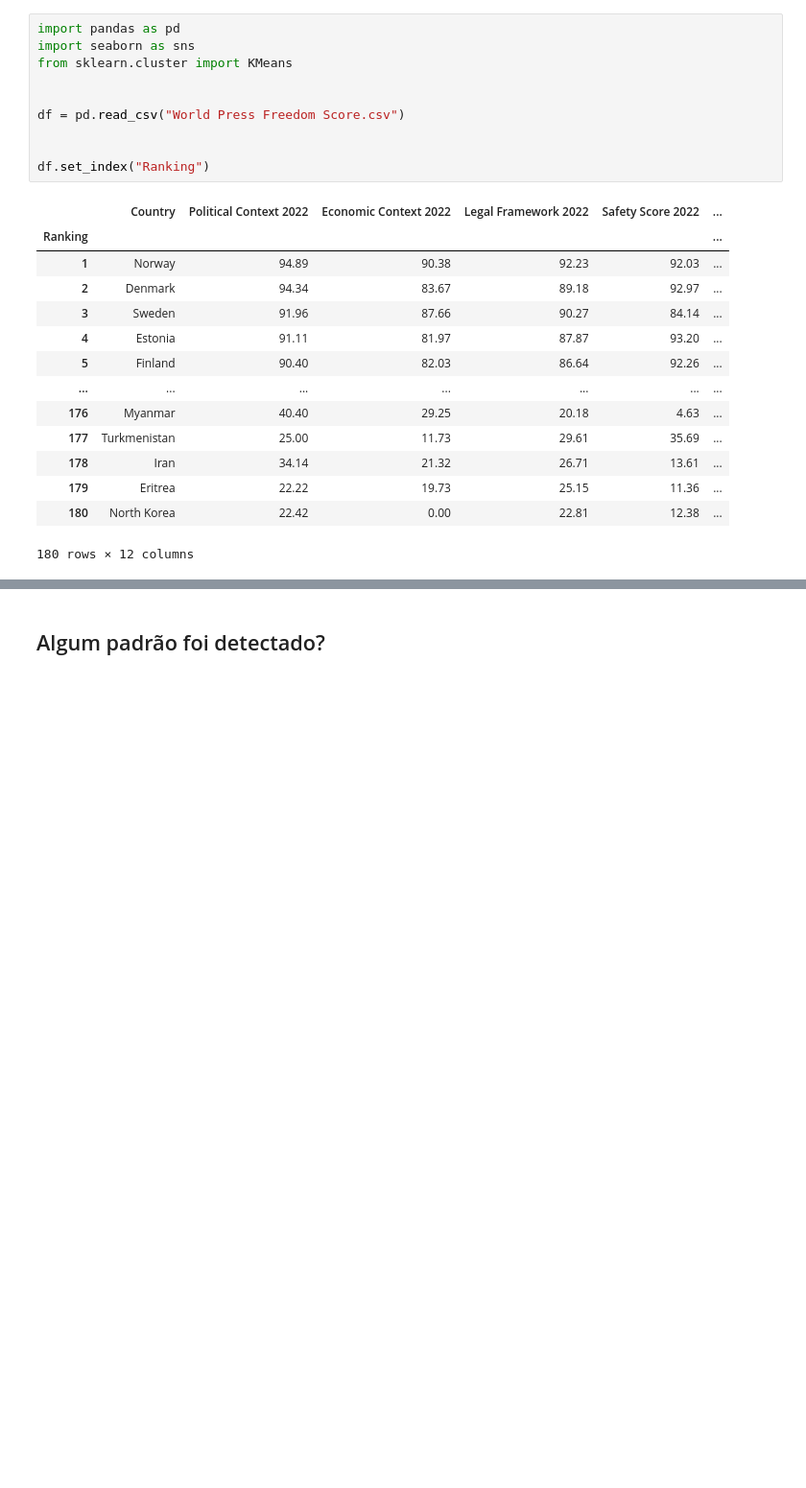
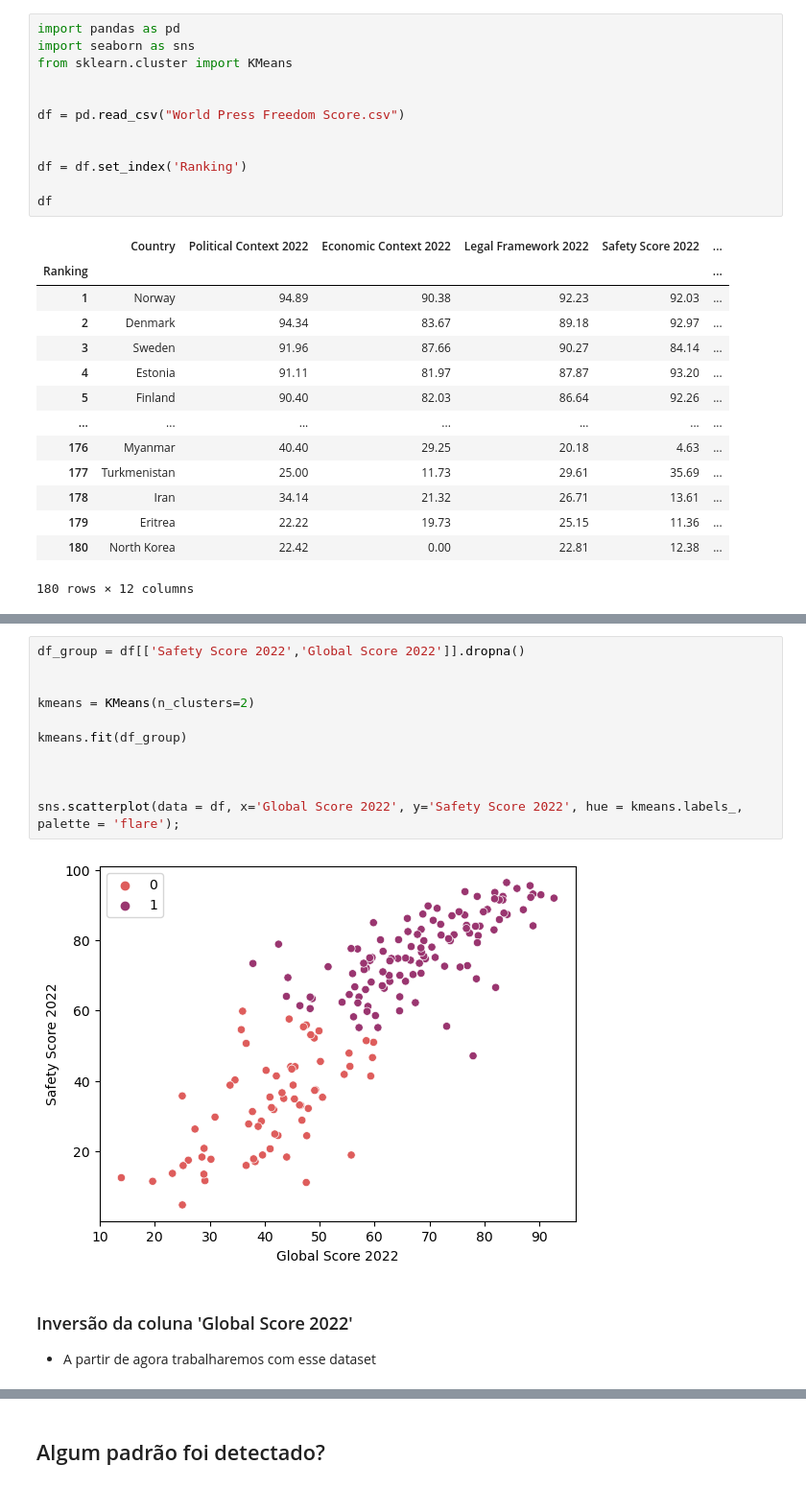
Before and after one commit to marianamartiyns/Global-Press-Freedom-Analysis, a Jupyter notebook: #4 - K-means.ipynb, the cells around one changed output, grey strips where cells are left out. Shown at 96% size. Drawn from its saved outputs; the diff is of its cells as text; blank space fills up the shorter version.

Commit message:
Update #4 - K-means.ipynb
Mudança de coluna e análise inicial

```diff
--- a/#4 - K-means.ipynb
+++ b/#4 - K-means.ipynb
@@ -24,7 +24,9 @@ from sklearn.cluster import KMeans
 df = pd.read_csv("World Press Freedom Score.csv")
 
 
-df.set_index("Ranking")
+df = df.set_index('Ranking')
+
+df
 # %% [output]
 |  | Country | Political Context 2022 | Economic Context 2022 | Legal Framework 2022 | Safety Score 2022 | ... |
 | Ranking |  |  |  |  |  | ... |
@@ -42,0 +49,16 @@ df.set_index("Ranking")
+# %%
+df_group = df[['Safety Score 2022','Global Score 2022']].dropna()
+
+
+kmeans = KMeans(n_clusters=2)
+
+kmeans.fit(df_group)
+
+
+
+sns.scatterplot(data = df, x='Global Score 2022', y='Safety Score 2022', hue = kmeans.labels_, palette = 'flare');
+# %% [output]
+[figure, added]
+# %% [markdown]
+### Inversão da coluna 'Global Score 2022'
+- A partir de agora trabalharemos com esse dataset
```
Also changed, not shown: parts of 2 cells of this notebook.
